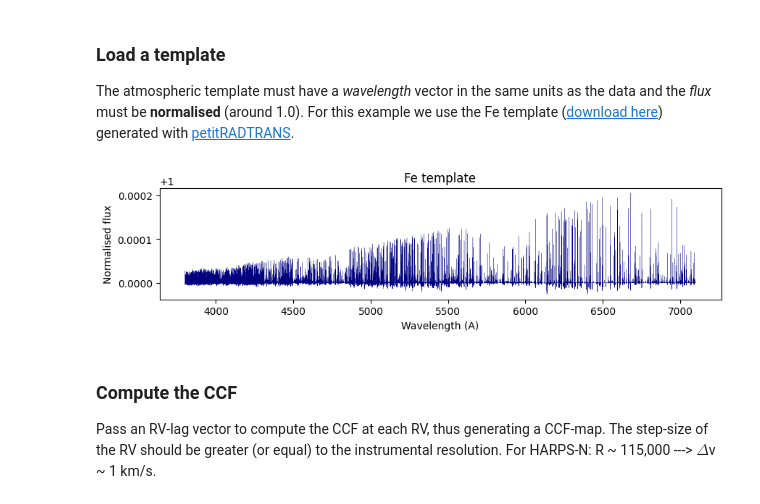
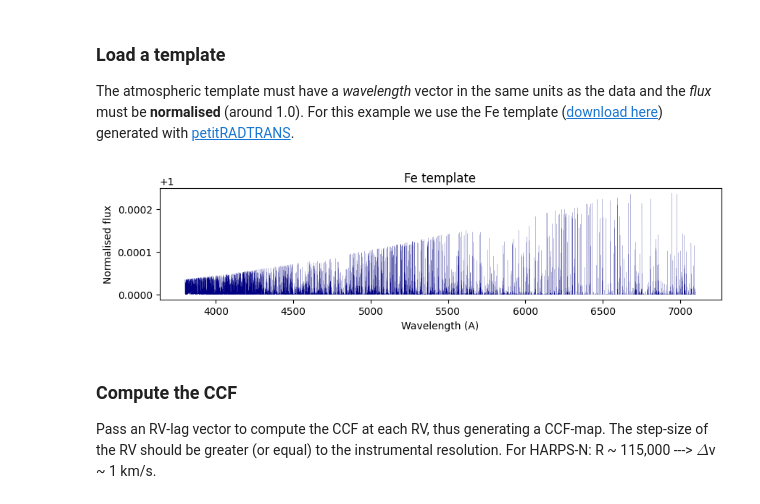
Before and after one commit to DGonzalezPicos/redcross, a Jupyter notebook: docs/source/notebooks/init_datacube.ipynb, the cells around one changed output. Cells and saved outputs as stored; diff of their text form; code cells hidden in the pictures.

```diff
--- a/docs/source/notebooks/init_datacube.ipynb
+++ b/docs/source/notebooks/init_datacube.ipynb
@@ -96,19 +98,17 @@ where $i$ = 1,.., nFrame and $j$ = min(RV),.., max(RV) and $\sigma_i$ is the noi
 ### Load a template
 The atmospheric template must have a *wavelength* vector in the same units as the data and the *flux* must be **normalised** (around 1.0). For this example we use the Fe template ([download here](https://github.com/DGonzalezPicos/redcross/blob/main/examples/data/wasp189_fe_4000k.fits)) generated with [petitRADTRANS](https://petitradtrans.readthedocs.io/en/latest/index.html).
 # %%
-template_path = data_dir + 'fe_tea_template.npy'
+template_path = data_dir + 'Fe_tea_template.npy'
 twave, tflux = np.load(template_path)
 
-template = Template(wlt=twave, flux=tflux)
-# apply same filtering to the template
-template.high_pass_gaussian(dRV=9.)
+template = Template(wlt=twave, flux=tflux).sort()
 
 fig, ax = plt.subplots(1, figsize=(10,2))
-ax.plot(template.wlt, template.flux, c='navy', lw=0.2)
+ax.plot(template.wlt, template.flux, c='navy', lw=0.1)
 ax.set(xlabel='Wavelength (A)', ylabel='Normalised flux', title='Fe template')
 plt.show()
 # %% [output]
-[figure, old version]
+[figure, new version]
 # %% [markdown]
 ### Compute the CCF
 Pass an RV-lag vector to compute the CCF at each RV, thus generating a CCF-map. The step-size of the RV should be greater (or equal) to the instrumental resolution. For HARPS-N: R ~ 115,000 ---> $\Delta$v ~ 1 km/s.
```
Also changed, not shown: parts of 8 cells of this notebook, 5 other files.
